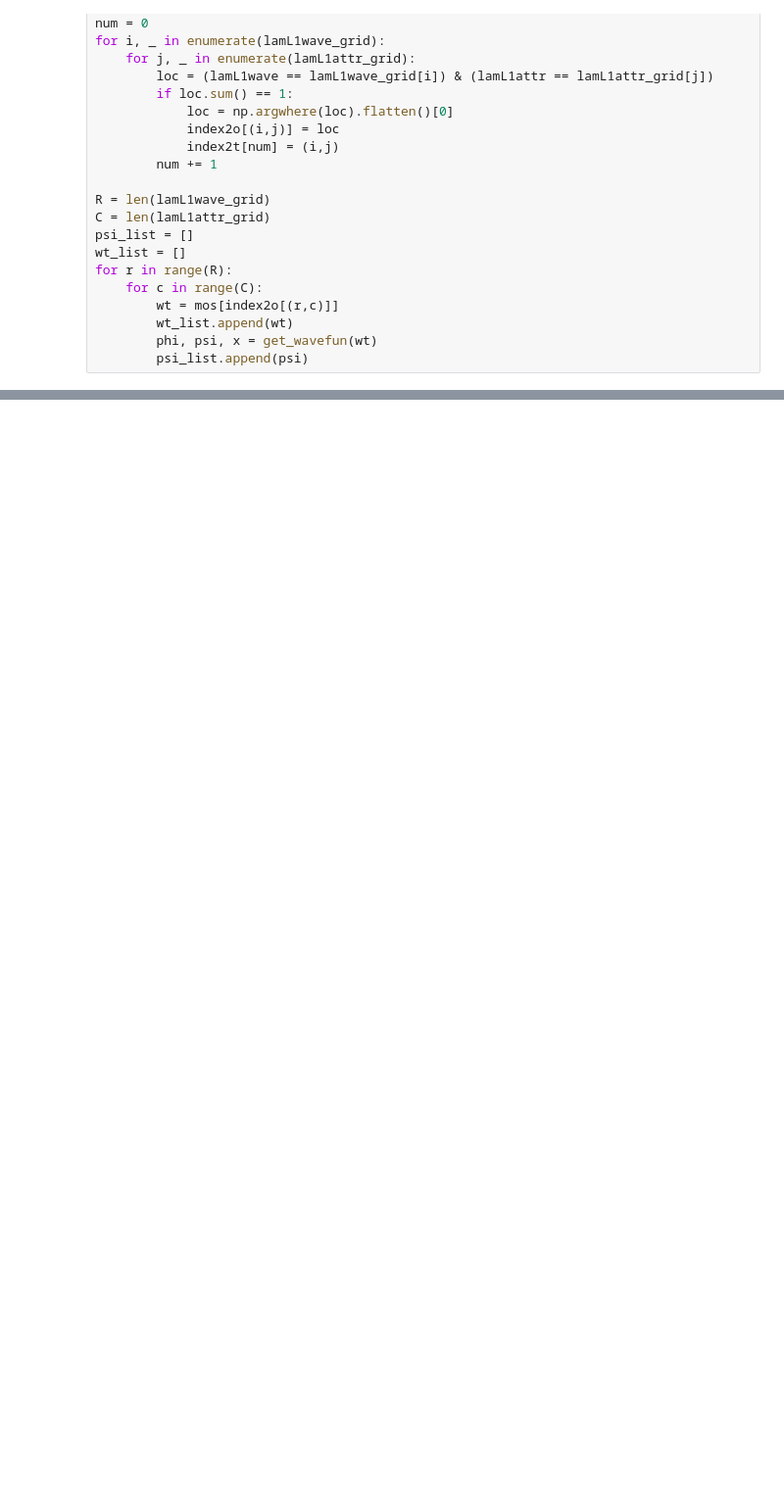
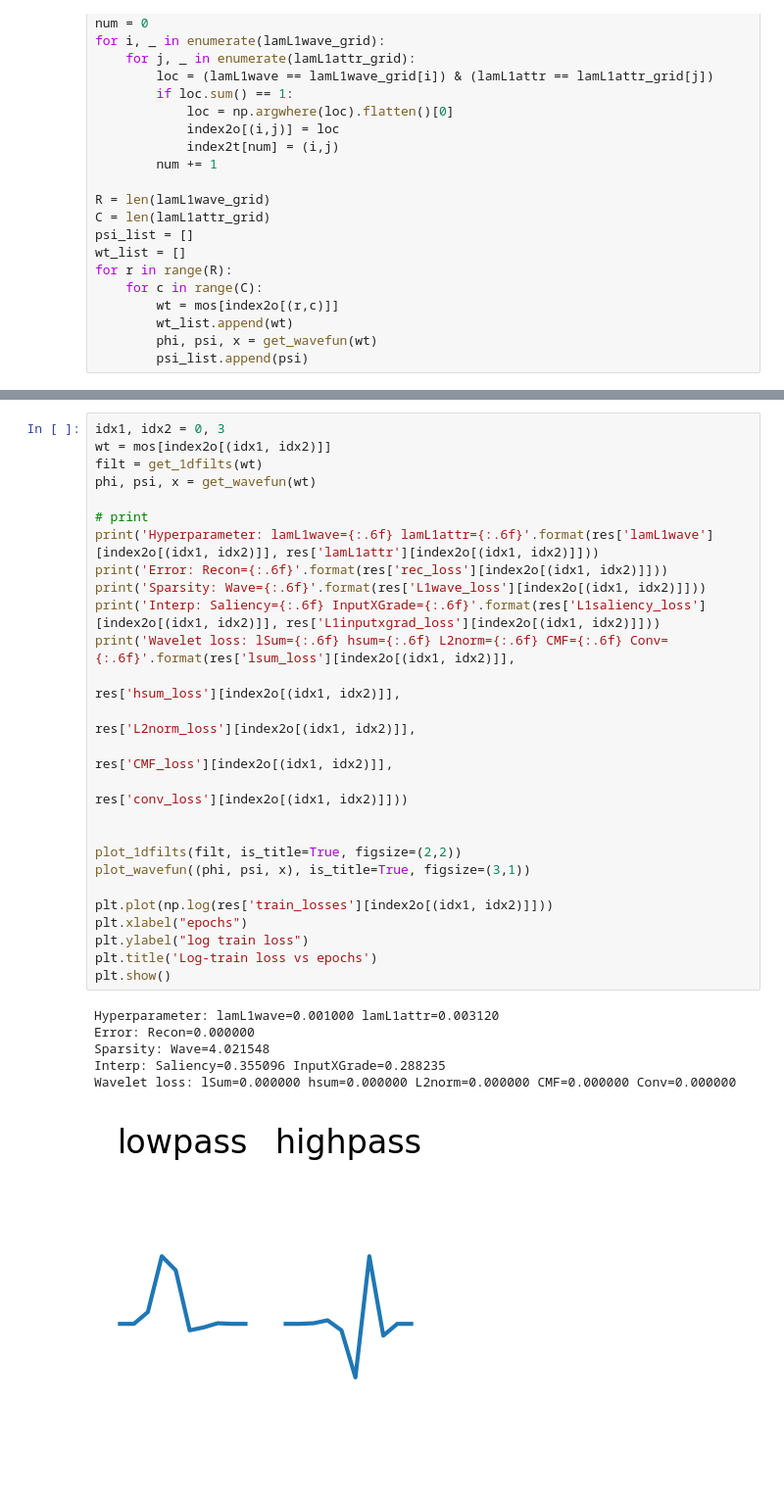
Before and after one commit to Yu-Group/adaptive-wavelets, a Jupyter notebook: notebooks/biology/04_results.ipynb, the cells around one changed output, grey strips where cells are left out. Shown at 98% size. Drawn from its saved outputs; the diff is of its cells as text; blank space fills up the shorter version.

```diff
--- a/notebooks/biology/04_results.ipynb
+++ b/notebooks/biology/04_results.ipynb
@@ -156,0 +222,33 @@ Wavelet loss: lSum=0.000000 hsum=0.000000 L2norm=0.000000 CMF=0.000000 Conv=0.00
+# %%
+idx1, idx2 = 0, 3
+wt = mos[index2o[(idx1, idx2)]]
+filt = get_1dfilts(wt)
+phi, psi, x = get_wavefun(wt)
+
+# print
+print('Hyperparameter: lamL1wave={:.6f} lamL1attr={:.6f}'.format(res['lamL1wave'][index2o[(idx1, idx2)]], res['lamL1attr'][index2o[(idx1, idx2)]]))
+print('Error: Recon={:.6f}'.format(res['rec_loss'][index2o[(idx1, idx2)]]))
+print('Sparsity: Wave={:.6f}'.format(res['L1wave_loss'][index2o[(idx1, idx2)]]))
+print('Interp: Saliency={:.6f} InputXGrade={:.6f}'.format(res['L1saliency_loss'][index2o[(idx1, idx2)]], res['L1inputxgrad_loss'][index2o[(idx1, idx2)]]))
+print('Wavelet loss: lSum={:.6f} hsum={:.6f} L2norm={:.6f} CMF={:.6f} Conv={:.6f}'.format(res['lsum_loss'][index2o[(idx1, idx2)]],
+                                                                                          res['hsum_loss'][index2o[(idx1, idx2)]],
+                                                                                          res['L2norm_loss'][index2o[(idx1, idx2)]],
+                                                                                          res['CMF_loss'][index2o[(idx1, idx2)]],
+                                                                                          res['conv_loss'][index2o[(idx1, idx2)]]))
+
+
+plot_1dfilts(filt, is_title=True, figsize=(2,2))
+plot_wavefun((phi, psi, x), is_title=True, figsize=(3,1))
+
+plt.plot(np.log(res['train_losses'][index2o[(idx1, idx2)]]))
+plt.xlabel("epochs")
+plt.ylabel("log train loss")
+plt.title('Log-train loss vs epochs')
+plt.show()
+# %% [output]
+Hyperparameter: lamL1wave=0.001000 lamL1attr=0.003120
+Error: Recon=0.000000
+Sparsity: Wave=4.021548
+Interp: Saliency=0.355096 InputXGrade=0.288235
+Wavelet loss: lSum=0.000000 hsum=0.000000 L2norm=0.000000 CMF=0.000000 Conv=0.000000
+[figure, added]
```
Also changed, not shown: parts of 13 cells of this notebook, 1 other file.
